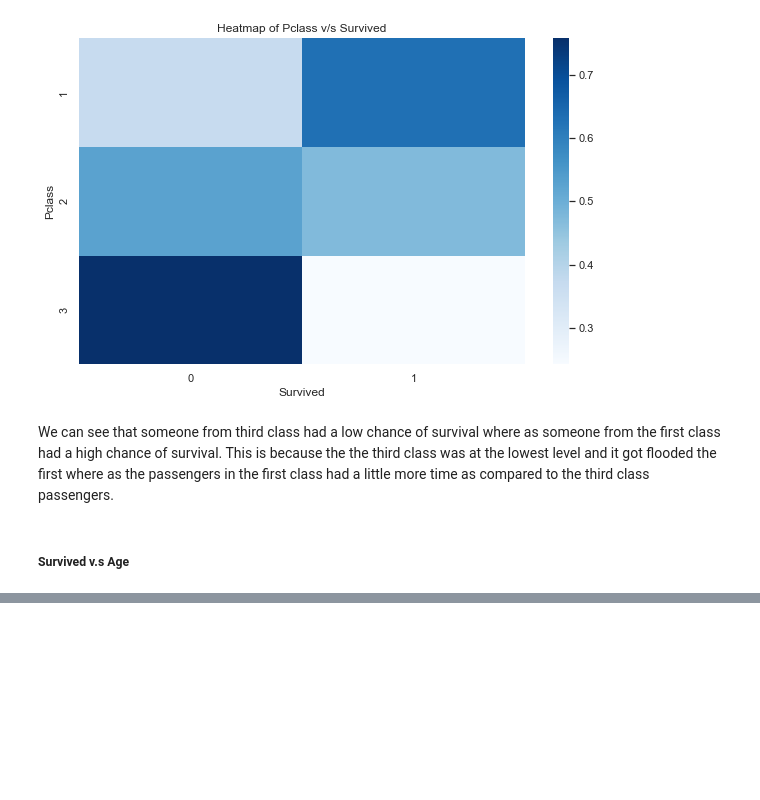
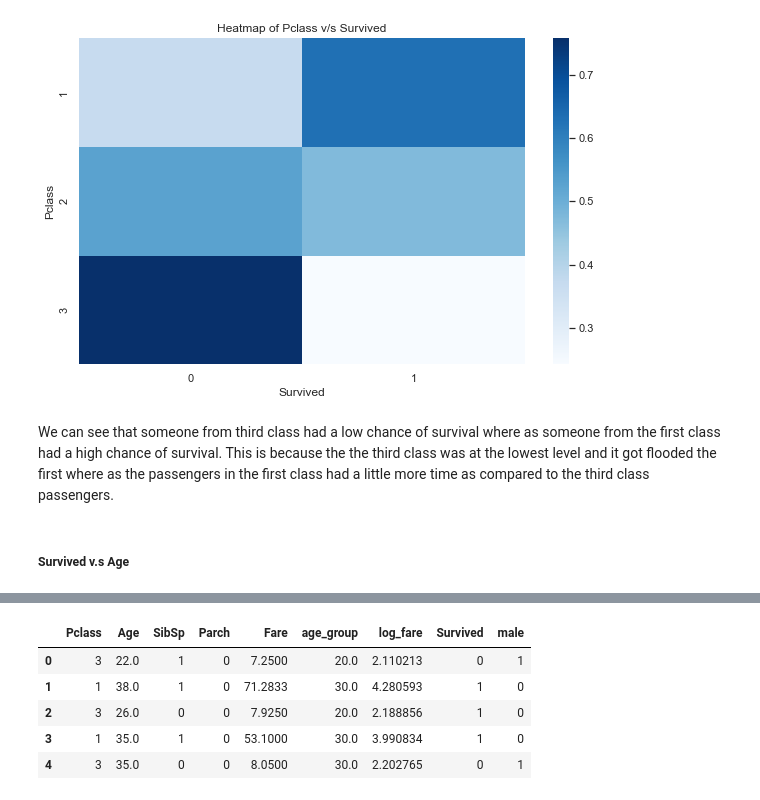
Before and after one commit to jay619/Kaggle-Competitions, a Jupyter notebook: 1-Titanic/src/titanic.ipynb, the cells around one changed output, grey strips where cells are left out. Saved outputs shown, nothing was run; the diff lists cells and outputs as text; code cells hidden in the pictures; blank space fills up the shorter version.

```diff
--- a/1-Titanic/src/titanic.ipynb
+++ b/1-Titanic/src/titanic.ipynb
@@ -530,0 +549,5 @@ plt.show()
+# %%
+train_data = train[['Pclass', 'Sex', 'Age', 'SibSp', 'Parch', 'Fare', 'age_group', 'log_fare', 'Survived']].copy(deep=True)
+# %%
+train_data["male"] = train_data["Sex"].apply(lambda x: 1 if x == "male" else 0)
+train_data.drop(columns=["Sex"], inplace=True)
@@ -530,0 +556,9 @@ plt.show()
+# %%
+train_data.head()
+# %% [output]
+|  | Pclass | Age | SibSp | Parch | Fare | age_group | log_fare | Survived | male |
+| 0 | 3 | 22.0 | 1 | 0 | 7.2500 | 20.0 | 2.110213 | 0 | 1 |
+| 1 | 1 | 38.0 | 1 | 0 | 71.2833 | 30.0 | 4.280593 | 1 | 0 |
+| 2 | 3 | 26.0 | 0 | 0 | 7.9250 | 20.0 | 2.188856 | 1 | 0 |
+| 3 | 1 | 35.0 | 1 | 0 | 53.1000 | 30.0 | 3.990834 | 1 | 0 |
+| 4 | 3 | 35.0 | 0 | 0 | 8.0500 | 30.0 | 2.202765 | 0 | 1 |
```
Also changed, not shown: parts of 15 cells of this notebook, 3 other files.
